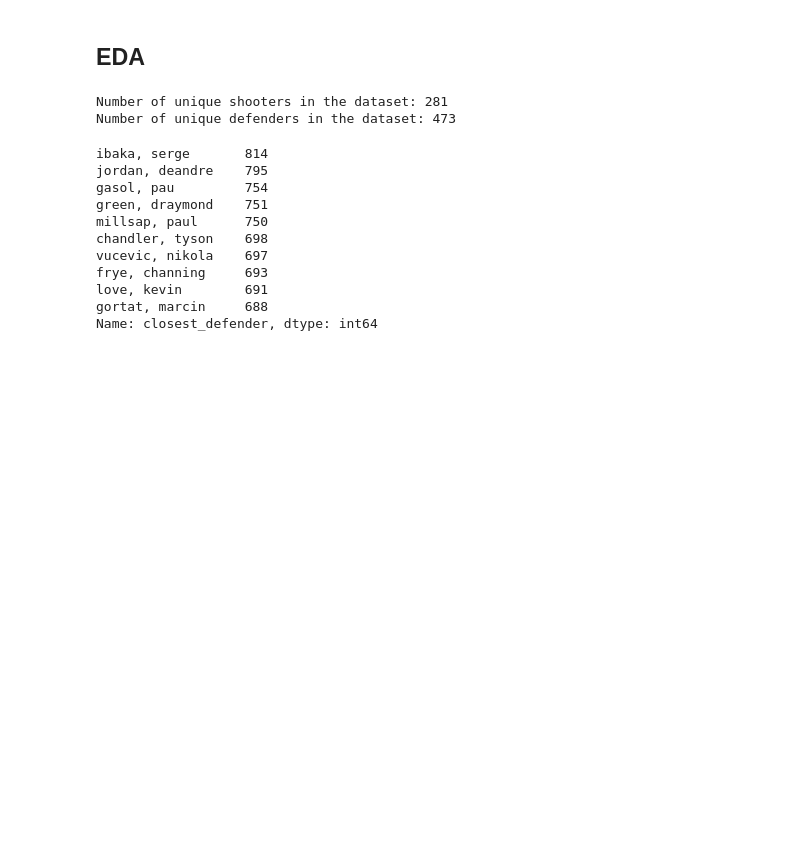
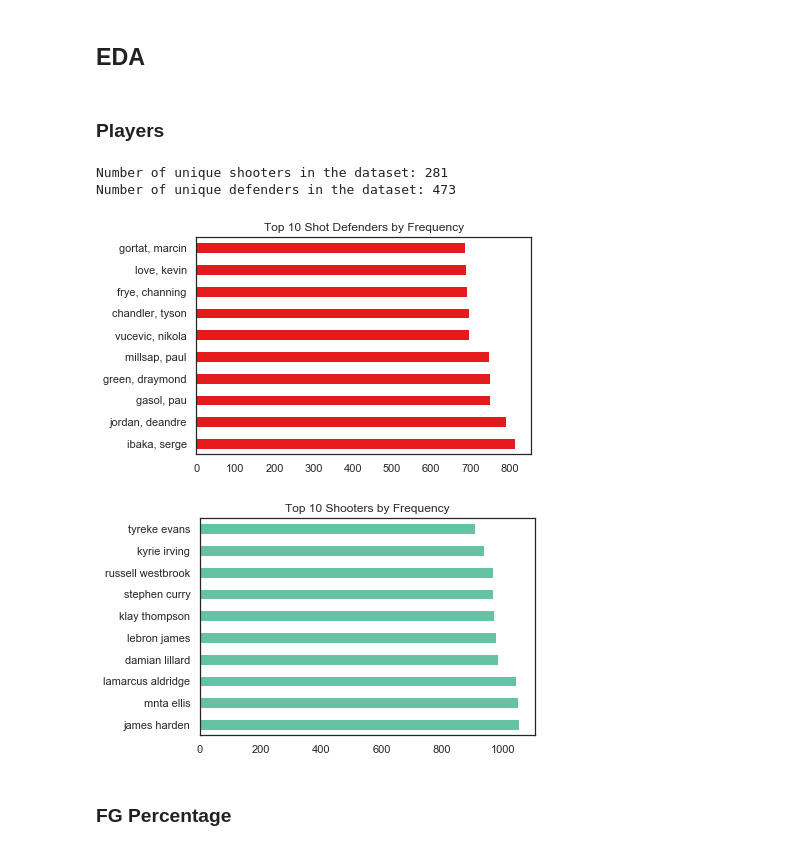
Before and after one commit to bwilson7/Thinkful_Drills, a Jupyter notebook: bootcamp_unit_4/4.3.6_deep_learning_challenge.ipynb, the cells around one changed output. Drawn from its saved outputs; the diff is of its cells as text; code cells hidden in the pictures; blank space fills up the shorter version.

```diff
--- a/bootcamp_unit_4/4.3.6_deep_learning_challenge.ipynb
+++ b/bootcamp_unit_4/4.3.6_deep_learning_challenge.ipynb
@@ -141,0 +143,12 @@ dtype: object
+# %%
+#Identifying whether the team is home or away for each row
+#this designation will be important for estimating made shots i.e. home court advantage
+#identifying the home team is important as well as whether or not they are home will help too
+#as some teams perform better on the road than others.
+nba_df['team_one'] = team_one
+nba_df['team_two'] = team_two
+nba_df.loc[nba_df['location'] == 'A', 'home_team'] = nba_df['team_two']
+nba_df.loc[nba_df['location'] == 'H', 'home_team'] = nba_df['team_one']
+nba_df.loc[nba_df['location'] == 'A', 'away_team'] = nba_df['team_one']
+nba_df.loc[nba_df['location'] == 'H', 'away_team'] = nba_df['team_two']
+nba_df[['home_team', 'away_team']].head(13)
@@ -141,0 +172,4 @@ dtype: object
+# %%
+#converting game_clock to type time so that it is searchable
+nba_df['game_clock'] = nba_df['game_clock'].astype(time)
+print('Initial shot clock nulls:\n', nba_df['shot_clock'].isna().value_counts())
@@ -141,0 +181,9 @@ dtype: object
+# %%
+#identifying the null shot clock values and setting them equal to the game clock if the game
+#clock is less than 24 seconds
+mask = (
+    (nba_df['shot_clock'].isna()) &
+    (nba_df['game_clock'] <= '0:24')
+)
+nba_df.loc[mask, 'shot_clock'] = nba_df['game_clock'].str.replace(':', '.').astype(float)
+print('Post cleaning shot clock nulls:\n', nba_df['shot_clock'].isna().value_counts())
@@ -141,0 +197,3 @@ dtype: object
+# %%
+print("Touch time can't be less than zero, but {} rows are.".format(len(nba_df[nba_df['touch_time'] < 0])))
+nba_df = nba_df.loc[nba_df['touch_time'] >= 0]
@@ -142,22 +204,10 @@ dtype: object
 # %% [markdown]
 ## EDA
+# %% [markdown]
+### Players
 # %%
 print('Number of unique shooters in the dataset:', nba_df['player_name'].nunique())
 print('Number of unique defenders in the dataset:', nba_df['closest_defender'].nunique())
 # %% [output]
 Number of unique shooters in the dataset: 281
 Number of unique defenders in the dataset: 473
-# %%
-nba_df['closest_defender'].value_counts().head(10)
-# %% [output]
-ibaka, serge       814
-jordan, deandre    795
-gasol, pau         754
-green, draymond    751
-millsap, paul      750
-chandler, tyson    698
-vucevic, nikola    697
-frye, channing     693
-love, kevin        691
-gortat, marcin     688
-Name: closest_defender, dtype: int64
@@ -164,3 +226,20 @@ Name: closest_defender, dtype: int64
+# %%
+sns.set(style='white')
+nba_df['closest_defender'].value_counts().head(10).plot.barh(
+    title='Top 10 Shot Defenders by Frequency',
+    cmap='Set1'
+)
+plt.show()
+nba_df['player_name'].value_counts().head(10).plot.barh(
+    title='Top 10 Shooters by Frequency',
+    cmap='Set2'
+)
+plt.show()
+# %% [output]
+[figure, added]
+[figure, added]
+# %% [markdown]
+### FG Percentage
 # %%
 nba_df['shot_result'].value_counts() / len(nba_df['shot_result'])
 # %% [output]
```
Also changed, not shown: parts of 56 cells of this notebook.
